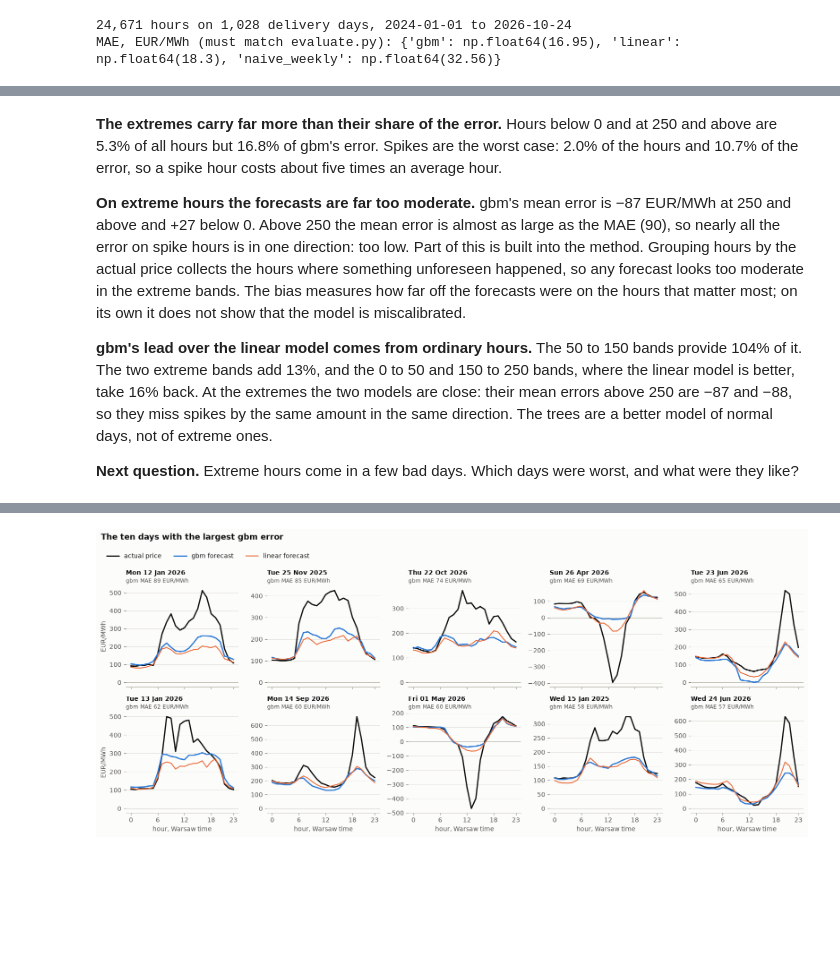
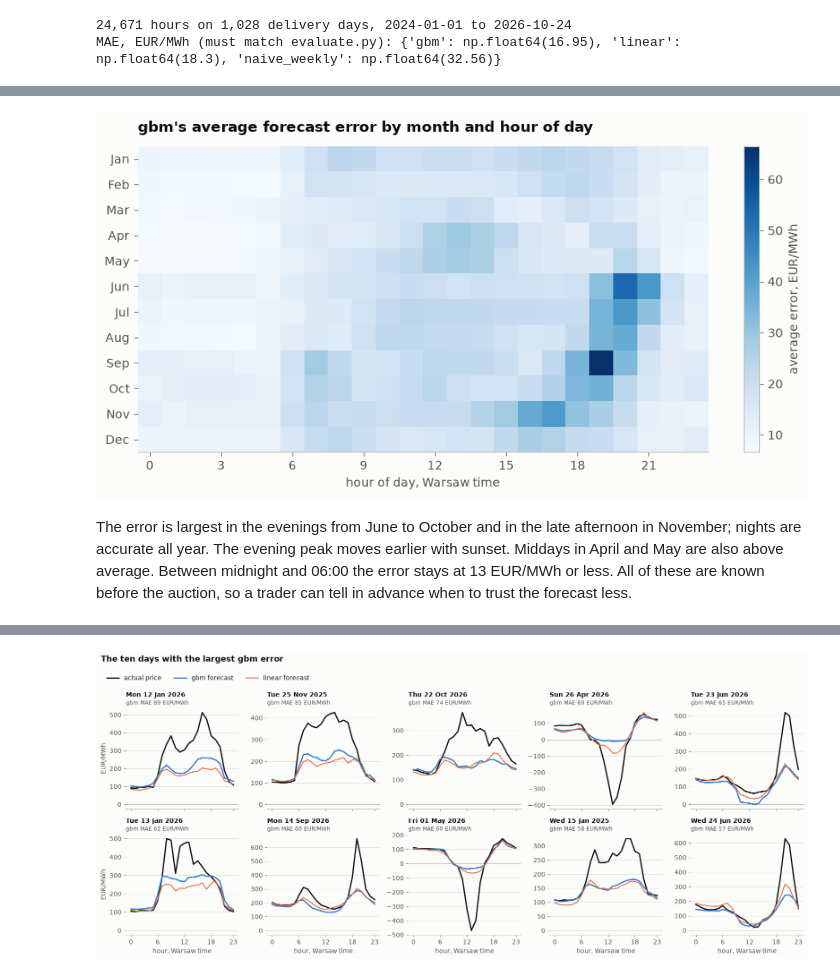
Before and after one commit to Tomek72/pl-dayahead, a Jupyter notebook: notebooks/02_post_mortem.ipynb, the cells around one changed output, grey strips where cells are left out. Cells and saved outputs as stored; diff of their text form; code cells hidden in the pictures; blank space fills up the shorter version.

```diff
--- a/notebooks/02_post_mortem.ipynb
+++ b/notebooks/02_post_mortem.ipynb
@@ -181,8 +229,24 @@ gbm lead over linear: 1.35 EUR/MWh per hour (the MAE gap in evaluate.py)
-# %% [markdown]
-**The extremes carry far more than their share of the error.** Hours below 0 and at 250 and above are 5.3% of all hours but 16.8% of gbm's error. Spikes are the worst case: 2.0% of the hours and 10.7% of the error, so a spike hour costs about five times an average hour.
-
-**On extreme hours the forecasts are far too moderate.** gbm's mean error is −87 EUR/MWh at 250 and above and +27 below 0. Above 250 the mean error is almost as large as the MAE (90), so nearly all the error on spike hours is in one direction: too low. Part of this is built into the method. Grouping hours by the actual price collects the hours where something unforeseen happened, so any forecast looks too moderate in the extreme bands. The bias measures how far off the forecasts were on the hours that matter most; on its own it does not show that the model is miscalibrated.
-
-**gbm's lead over the linear model comes from ordinary hours.** The 50 to 150 bands provide 104% of it. The two extreme bands add 13%, and the 0 to 50 and 150 to 250 bands, where the linear model is better, take 16% back. At the extremes the two models are close: their mean errors above 250 are −87 and −88, so they miss spikes by the same amount in the same direction. The trees are a better model of normal days, not of extreme ones.
-
-**Next question.** Extreme hours come in a few bad days. Which days were worst, and what were they like?
+# %%
+# Chart 2: gbm's average forecast error by month and hour of day.
+import calendar
+
+by_month_hour = wide.groupby([wide['local'].dt.month, 'hour'])['abs_gbm'].mean().unstack()
+
+fig, ax = plt.subplots(figsize=(9, 4.6))
+image = ax.imshow(by_month_hour, cmap='Blues', aspect='auto')
+ax.set_xticks(range(0, 24, 3))
+ax.set_yticks(range(12), [calendar.month_abbr[m] for m in by_month_hour.index])
+ax.grid(False)
+ax.set_title("gbm's average forecast error by month and hour of day")
+ax.set_xlabel('hour of day, Warsaw time')
+fig.colorbar(image, ax=ax, label='average error, EUR/MWh')
+fig.tight_layout()
+fig.savefig(FIG_DIR / 'error_by_month_hour.png', dpi=150)
+plt.show()
+# %% [output]
+[figure, added]
+# %% [markdown]
+The error is largest in the evenings from June to October and in the late afternoon in November; nights are accurate all year. The evening peak moves earlier with sunset.
+Middays in April and May are also above average.
+Between midnight and 06:00 the error stays at 13 EUR/MWh or less.
+All of these are known before the auction, so a trader can tell in advance when to trust the forecast less.
```
Also changed, not shown: parts of 38 cells of this notebook, 1 other file.
